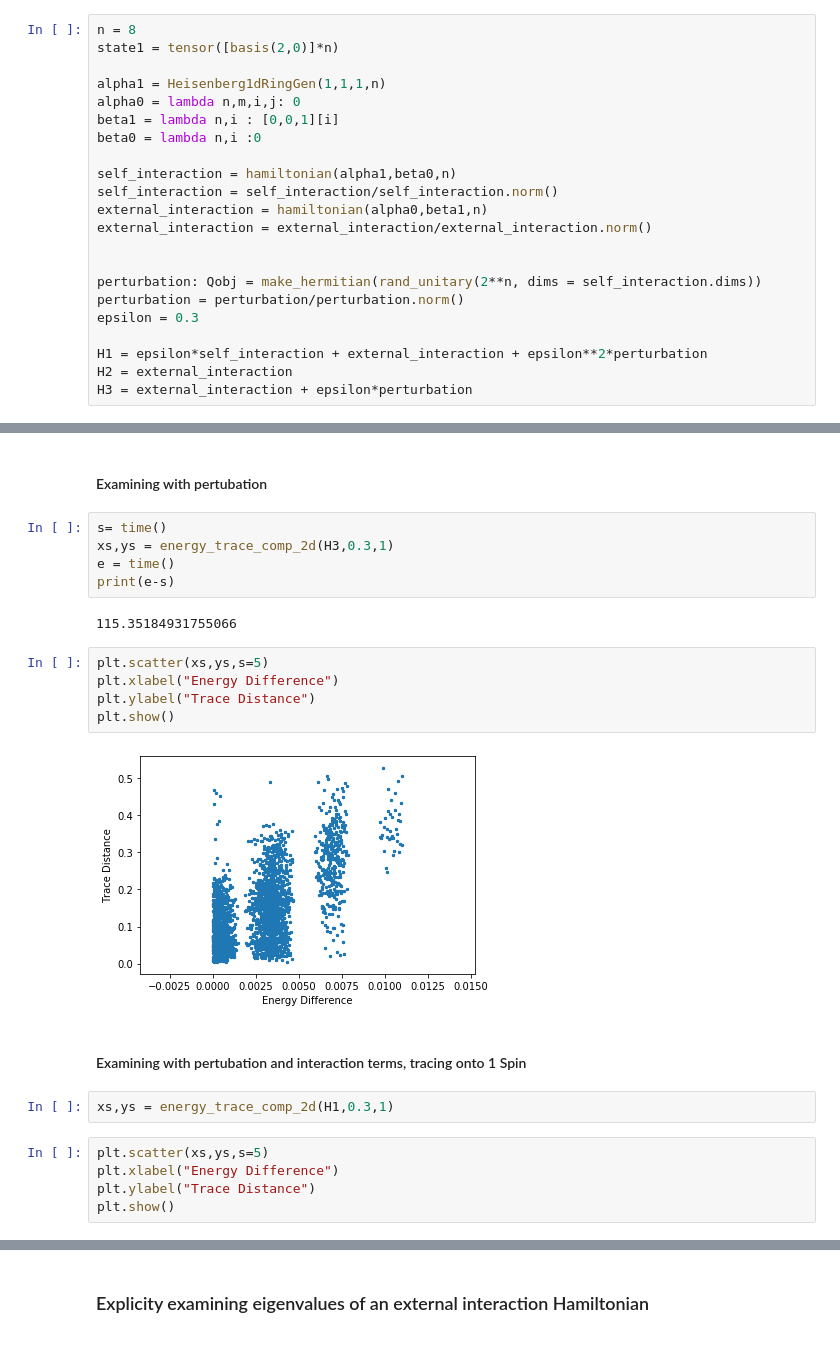
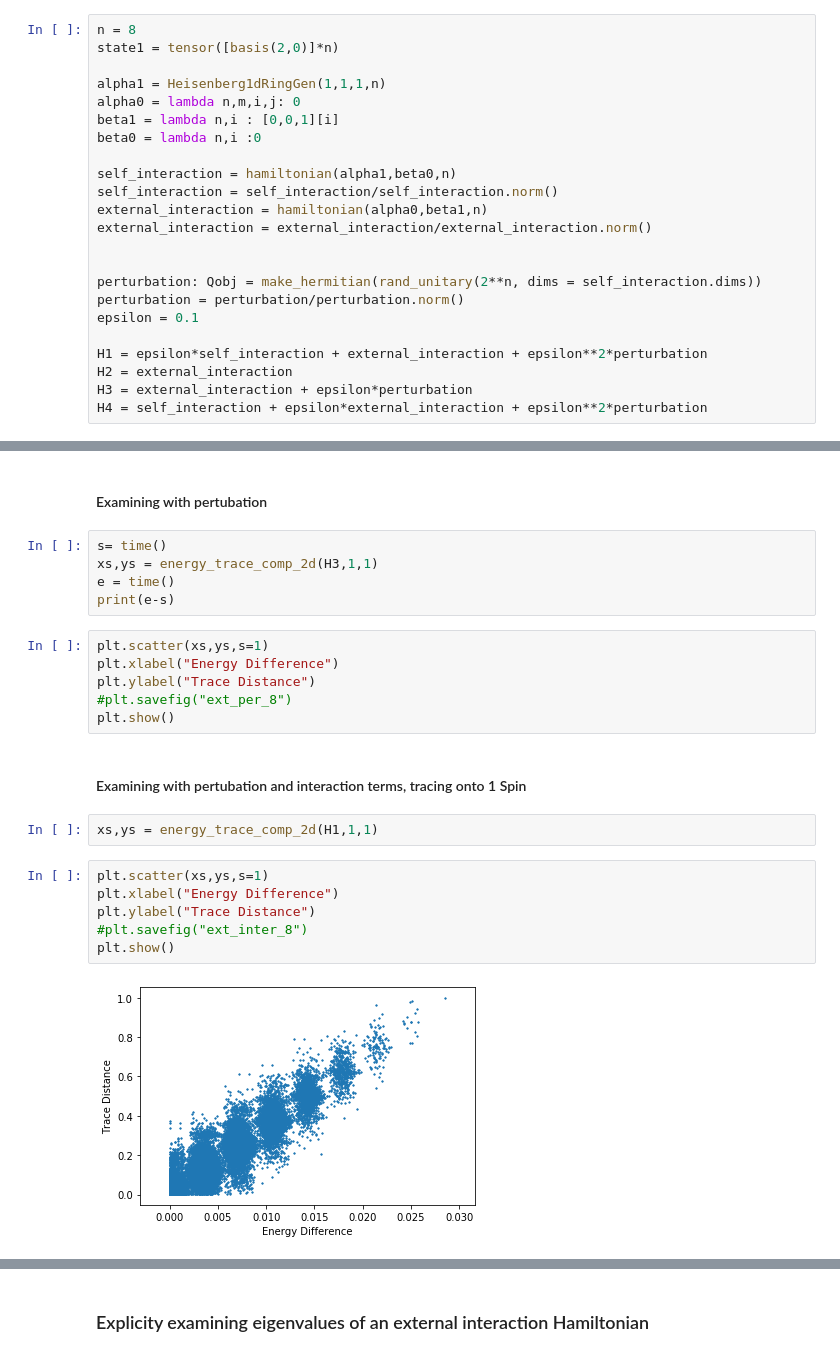
Before and after one commit to oliverimc/MSci-Project-Quantum-Thermalisation, a Jupyter notebook: MastersThermalisation.ipynb, the cells around one changed output, grey strips where cells are left out. Saved outputs shown, nothing was run; the diff lists cells and outputs as text.

```diff
--- a/MastersThermalisation.ipynb
+++ b/MastersThermalisation.ipynb
@@ -138,11 +118,12 @@ external_interaction = external_interaction/external_interaction.norm()
 
 perturbation: Qobj = make_hermitian(rand_unitary(2**n, dims = self_interaction.dims))
 perturbation = perturbation/perturbation.norm()
-epsilon = 0.3
+epsilon = 0.1
 
 H1 = epsilon*self_interaction + external_interaction + epsilon**2*perturbation
 H2 = external_interaction
 H3 = external_interaction + epsilon*perturbation
+H4 = self_interaction + epsilon*external_interaction + epsilon**2*perturbation
 # %% [markdown]
 ### Examining with no pertubation
 # %%
@@ -163,24 +141,24 @@ plt.show()
 #### Examining with pertubation
 # %%
 s= time()
-xs,ys = energy_trace_comp_2d(H3,0.3,1)
+xs,ys = energy_trace_comp_2d(H3,1,1)
 e = time()
 print(e-s)
-# %% [output]
-115.35184931755066
 # %%
-plt.scatter(xs,ys,s=5)
+plt.scatter(xs,ys,s=1)
 plt.xlabel("Energy Difference")
 plt.ylabel("Trace Distance")
+#plt.savefig("ext_per_8")
 plt.show()
-# %% [output]
-[figure, removed]
 # %% [markdown]
 #### Examining with pertubation and interaction terms, tracing onto 1 Spin
 # %%
-xs,ys = energy_trace_comp_2d(H1,0.3,1)
+xs,ys = energy_trace_comp_2d(H1,1,1)
 # %%
-plt.scatter(xs,ys,s=5)
+plt.scatter(xs,ys,s=1)
 plt.xlabel("Energy Difference")
 plt.ylabel("Trace Distance")
+#plt.savefig("ext_inter_8")
 plt.show()
+# %% [output]
+[figure, added]
```
Also changed, not shown: parts of 36 cells of this notebook, 13 other files.
